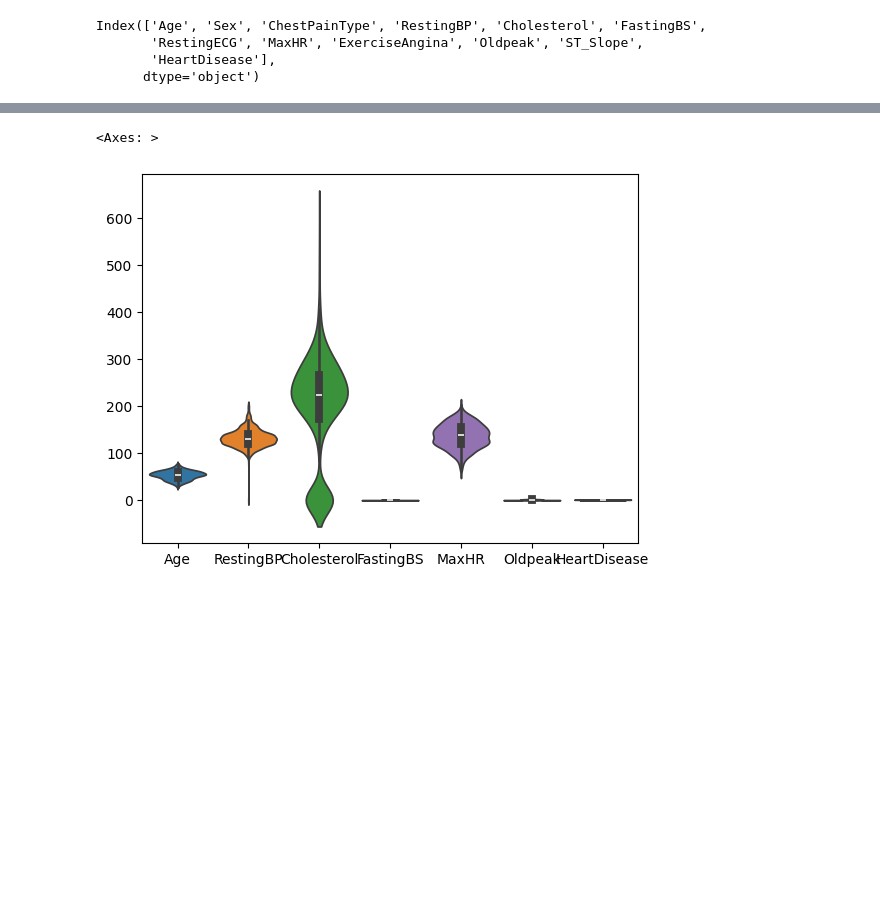
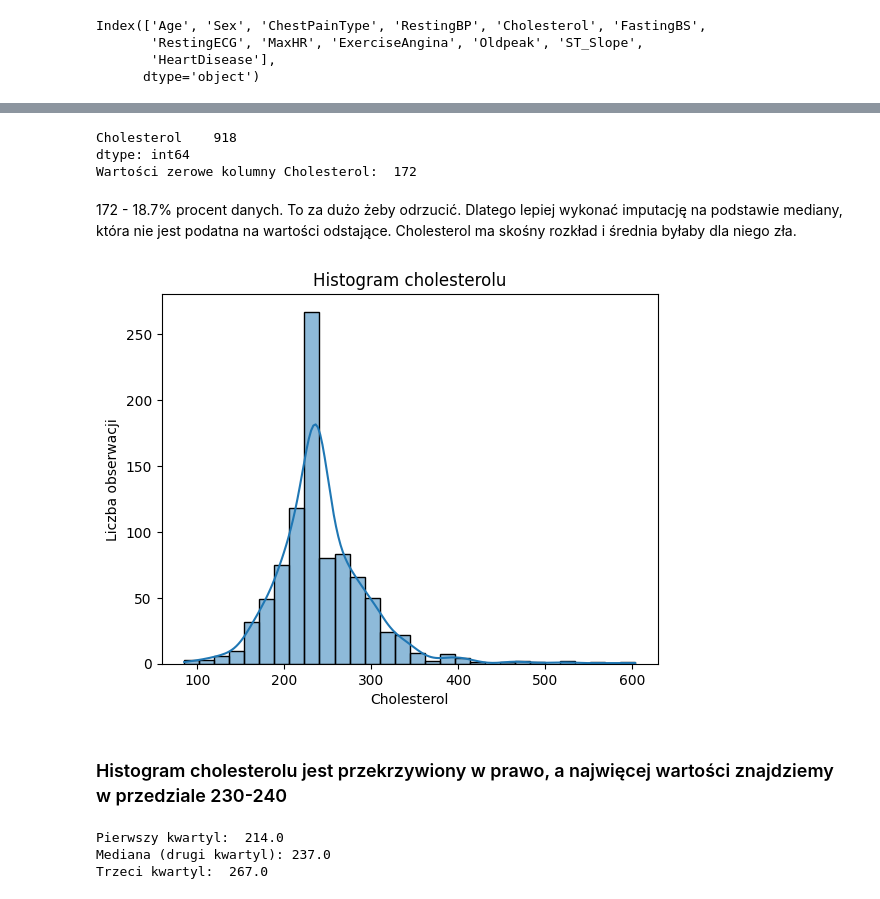
Before and after one commit to Blazejost/Heart-Failure-Prediction-Project, a Jupyter notebook: heart_failure.ipynb, the cells around one changed output, grey strips where cells are left out. Cells and saved outputs as stored; diff of their text form; code cells hidden in the pictures; blank space fills up the shorter version.

```diff
--- a/heart_failure.ipynb
+++ b/heart_failure.ipynb
@@ -148,5 +98,34 @@ sns.pairplot(df.drop(columns=['FastingBS','HeartDisease']))
-# %%
-sns.violinplot(df)
-# %% [output]
-<Axes: >
-[figure, removed]
+# %%
+cholesterol = df[['Cholesterol']][df[['Cholesterol']] > 0]
+print(cholesterol.count())
+print("Wartości zerowe kolumny Cholesterol: ", 918-746)
+# %% [output]
+Cholesterol    918
+dtype: int64
+Wartości zerowe kolumny Cholesterol:  172
+# %% [markdown]
+172 - 18.7% procent danych. To za dużo żeby odrzucić. Dlatego lepiej wykonać imputację na podstawie mediany, która nie jest podatna na wartości odstające. Cholesterol ma skośny rozkład i średnia byłaby dla niego zła.
+# %%
+df['Cholesterol'] = df['Cholesterol'].replace(0, np.nan)
+
+median_chol = df['Cholesterol'].median()
+
+df['Cholesterol'].fillna(median_chol, inplace=True)
+# %%
+sns.histplot(data=df, x='Cholesterol', bins=30, kde=True, palette='hsv')
+plt.xlabel('Cholesterol')
+plt.ylabel('Liczba obserwacji')
+plt.title('Histogram cholesterolu')
+plt.show()
+# %% [output]
+[figure, added]
+# %% [markdown]
+### Histogram cholesterolu jest przekrzywiony w prawo, a najwięcej wartości znajdziemy w przedziale 230-240
+# %%
+print("Pierwszy kwartyl: ", df['Cholesterol'].quantile(0.25))
+print("Mediana (drugi kwartyl):",df['Cholesterol'].median())
+print("Trzeci kwartyl: ", df['Cholesterol'].quantile(0.75))
+# %% [output]
+Pierwszy kwartyl:  214.0
+Mediana (drugi kwartyl): 237.0
+Trzeci kwartyl:  267.0
```
Also changed, not shown: parts of 49 cells of this notebook.
